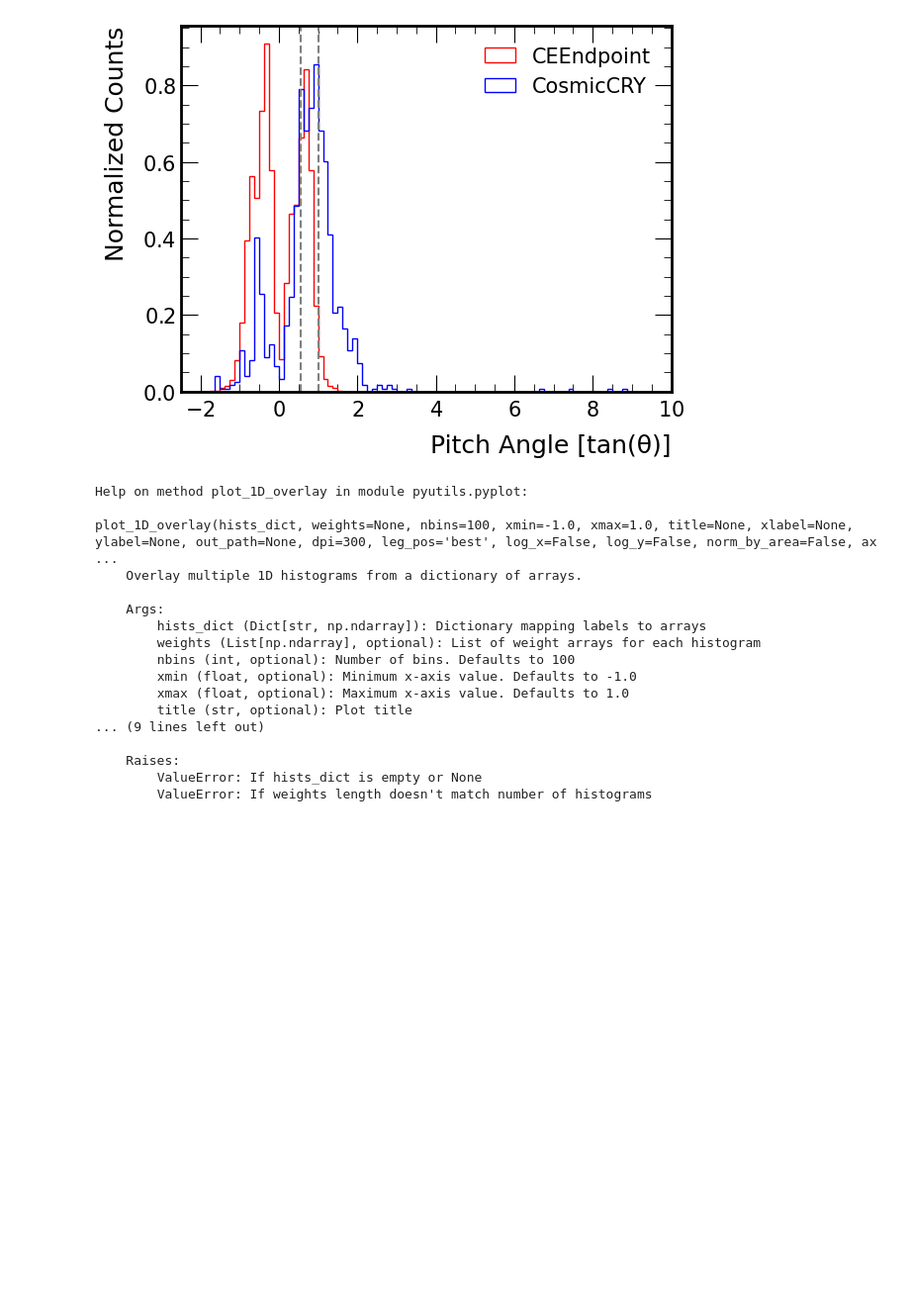
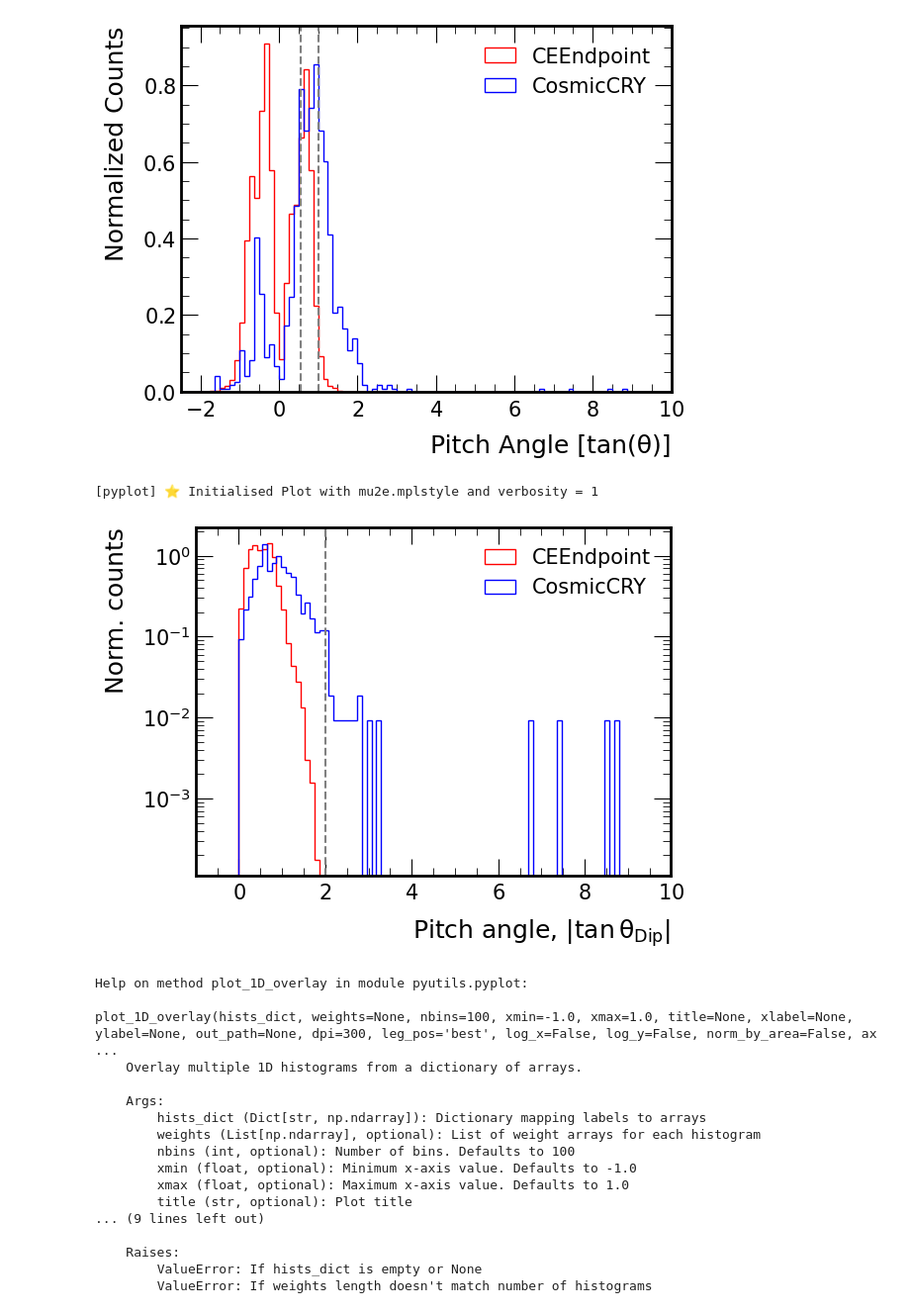
Before and after one commit to victordorojan/mu2e_cosmic_ana, a Jupyter notebook: ana/comp/track_cuts.ipynb, the cells around one changed output. Shown: that part at 99% size. Saved outputs shown, nothing was run; the diff lists cells and outputs as text; code cells hidden in the pictures; blank space fills up the shorter version.

```diff
--- a/ana/signal/anaCElikecuts.ipynb
+++ b/ana/comp/track_cuts.ipynb
@@ -432,6 +430,31 @@ plt.show()
 # %% [output]
 [pyplot] ⭐️ Initialised Plot with mu2e.mplstyle and verbosity = 1
 [figure]
+# %%
+plot=Plot()
+nhits_signal = abs(ak.flatten(signal["trkfit"]["trksegpars_lh"]["tanDip"],axis=None))
+nhits_background = abs(ak.flatten(background["trkfit"]["trksegpars_lh"]["tanDip"],axis=None))
+
+fig, ax = plt.subplots()
+plot.plot_1D_overlay(
+    {"CEEndpoint":nhits_signal,"CosmicCRY":nhits_background},
+    nbins=100,xmin=-1,xmax=10,norm_by_area=True,
+    ax=ax,
+    show=False,
+    xlabel=r"Pitch angle, $|\tan{\theta_{\text{Dip}}}|$",
+    ylabel="Norm. counts",
+    log_y=True,
+    # out_path="../../img/comp/h1o_tandip.png"
+)
+
+# ax.axvline(0.5577350, linestyle="--", color="grey")
+ax.axvline(2, linestyle="--", color="grey")
+plt.tight_layout()
+plt.savefig("../../img/comp/h1o_tandip.png", dpi=300)
+plt.show()
+# %% [output]
+[pyplot] ⭐️ Initialised Plot with mu2e.mplstyle and verbosity = 1
+[figure, added]
 # %%
 help(plot.plot_1D_overlay)
 # %% [output]
```
Also changed, not shown: parts of 3 cells of this notebook, 1 other file.
